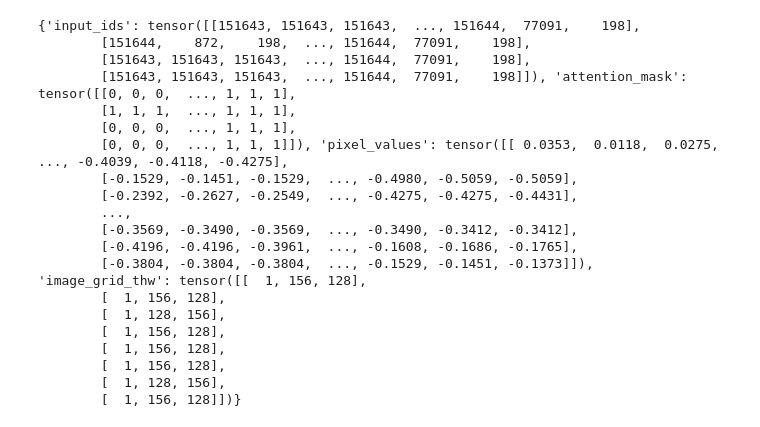
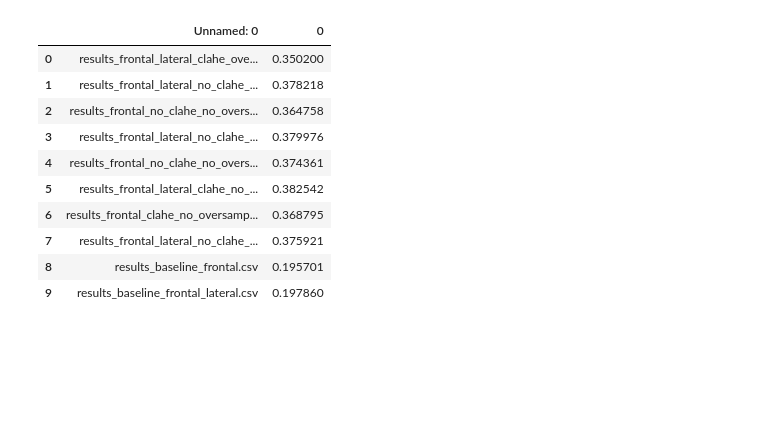
Before and after one commit to shaurysrivastav27/Indiana-CXR-Eden, a Jupyter notebook: notebook.ipynb, the cells around one changed output. Saved outputs shown, nothing was run; the diff lists cells and outputs as text; code cells hidden in the pictures; blank space fills up the shorter version.

```diff
--- a/notebook.ipynb
+++ b/notebook.ipynb
@@ -125,23 +0,0 @@ inputs = processor(
-# %%
-inputs
-# %% [output]
-{'input_ids': tensor([[151643, 151643, 151643,  ..., 151644,  77091,    198],
-        [151644,    872,    198,  ..., 151644,  77091,    198],
-        [151643, 151643, 151643,  ..., 151644,  77091,    198],
-        [151643, 151643, 151643,  ..., 151644,  77091,    198]]), 'attention_mask': tensor([[0, 0, 0,  ..., 1, 1, 1],
-        [1, 1, 1,  ..., 1, 1, 1],
-        [0, 0, 0,  ..., 1, 1, 1],
-        [0, 0, 0,  ..., 1, 1, 1]]), 'pixel_values': tensor([[ 0.0353,  0.0118,  0.0275,  ..., -0.4039, -0.4118, -0.4275],
-        [-0.1529, -0.1451, -0.1529,  ..., -0.4980, -0.5059, -0.5059],
-        [-0.2392, -0.2627, -0.2549,  ..., -0.4275, -0.4275, -0.4431],
-        ...,
-        [-0.3569, -0.3490, -0.3569,  ..., -0.3490, -0.3412, -0.3412],
-        [-0.4196, -0.4196, -0.3961,  ..., -0.1608, -0.1686, -0.1765],
-        [-0.3804, -0.3804, -0.3804,  ..., -0.1529, -0.1451, -0.1373]]), 'image_grid_thw': tensor([[  1, 156, 128],
-        [  1, 156, 128],
-        [  1, 128, 156],
-        [  1, 156, 128],
-        [  1, 156, 128],
-        [  1, 156, 128],
-        [  1, 128, 156],
-        [  1, 156, 128]])}
@@ -147,0 +15,14 @@ inputs
+# %%
+rougeL
+# %% [output]
+|  | Unnamed: 0 | 0 |
+| 0 | results_frontal_lateral_clahe_ove... | 0.350200 |
+| 1 | results_frontal_lateral_no_clahe_... | 0.378218 |
+| 2 | results_frontal_no_clahe_no_overs... | 0.364758 |
+| 3 | results_frontal_lateral_no_clahe_... | 0.379976 |
+| 4 | results_frontal_no_clahe_no_overs... | 0.374361 |
+| 5 | results_frontal_lateral_clahe_no_... | 0.382542 |
+| 6 | results_frontal_clahe_no_oversamp... | 0.368795 |
+| 7 | results_frontal_lateral_no_clahe_... | 0.375921 |
+| 8 | results_baseline_frontal.csv | 0.195701 |
+| 9 | results_baseline_frontal_lateral.csv | 0.197860 |
```
Also changed, not shown: parts of 24 cells of this notebook, 50 other files.
